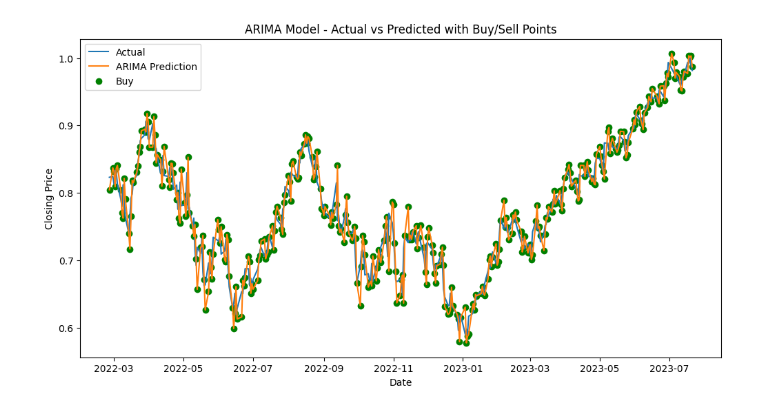
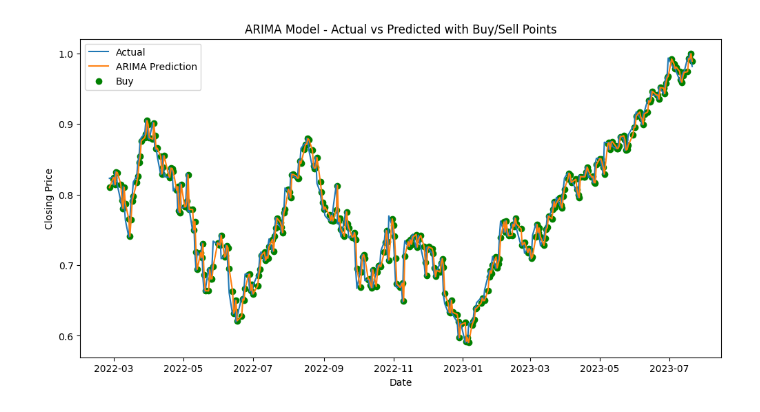
Before and after one commit to seigo07/RNN_Stock_Price_Prediction, a Jupyter notebook: src/arima.ipynb, the cells around one changed output. Saved outputs shown, nothing was run; the diff lists cells and outputs as text; code cells hidden in the pictures.

Commit message:
add parameter turning to ARIMA model

```diff
--- a/src/arima.ipynb
+++ b/src/arima.ipynb
@@ -19,7 +19,6 @@ ticker = "AAPL"
 end = datetime.now()
 start = datetime(2016, end.month, end.day)
 dataset = yf.download(ticker, start, end)
-dataset
 
 # Preprocess the data
 data = dataset['Close'].values.reshape(-1, 1)
@@ -31,17 +30,6 @@ train_size = int(len(scaled_data) * 0.8)
 train_data = scaled_data[:train_size]
 test_data = scaled_data[train_size:]
 
-history = [x for x in train_data]
-arima_predictions = []
-for t in range(len(test_data)):
-    model = ARIMA(history, order=(1, 2, 0))
-    model_fit = model.fit()
-    output = model_fit.forecast()
-    yhat = output[0]
-    arima_predictions.append(yhat)
-    obs = test_data[t]
-    history.append(obs)
-
 
 # Function to calculate Theil U statistic
 def theil_u_statistic(actual, predicted, naive):
@@ -51,29 +39,61 @@ def theil_u_statistic(actual, predicted, naive):
     return theil_u
 
 
-# Calculate RMSE
-arima_rmse = np.sqrt(mean_squared_error(test_data, arima_predictions))
-arima_mae = mean_absolute_error(test_data, arima_predictions)
-arima_r2 = r2_score(test_data, arima_predictions)
-arima_mape = mean_absolute_percentage_error(test_data, arima_predictions)
-arima_naive_predictions = np.full_like(test_data, train_data[-1])
-arima_theil_u = theil_u_statistic(test_data, arima_predictions, arima_naive_predictions)
+# Grid search for best ARIMA hyperparameters
+param_grid = {
+    'p': range(0, 3),  # Narrow the range for p
+    'd': range(1, 3),
+    'q': range(0, 2)  # Narrow the range for q
+}
 
+best_theil_u = float('inf')
+best_arima_predictions = None
+for p in param_grid['p']:
+    for d in param_grid['d']:
+        for q in param_grid['q']:
+            history = [x for x in train_data]
+            arima_predictions = []
+            for t in range(len(test_data)):
+                model = ARIMA(history, order=(p, d, q))
+                model_fit = model.fit()
+                output = model_fit.forecast()
+                yhat = output[0]
+                arima_predictions.append(yhat)
+                obs = test_data[t]
+                history.append(obs)
+
+            # Calculate Theil U
+            arima_naive_predictions = np.full_like(test_data, train_data[-1])
+            arima_theil_u = theil_u_statistic(test_data, arima_predictions, arima_naive_predictions)
+
+            # Update best hyperparameters if Theil U improves
+            if arima_theil_u < best_theil_u:
+                best_theil_u = arima_theil_u
+                best_arima_predictions = arima_predictions
+                best_p, best_d, best_q = p, d, q
+
+# Calculate evaluation metrics
+arima_rmse = np.sqrt(mean_squared_error(test_data, best_arima_predictions))
+arima_mae = mean_absolute_error(test_data, best_arima_predictions)
+arima_r2 = r2_score(test_data, best_arima_predictions)
+arima_mape = mean_absolute_percentage_error(test_data, best_arima_predictions)
+
+print(f"Best ARIMA Parameters: p={best_p}, d={best_d}, q={best_q}")
 print(f"RMSE: {arima_rmse}")
 print(f"MAE: {arima_mae}")
 print(f"R2: {arima_r2}")
 print(f"MAPE: {arima_mape:.2f}%")
-print(f"Theil U statistic : {arima_theil_u:.2f}")
+print(f"Theil U statistic: {best_theil_u:.2f}")
 
 # Initialize variables for the trading strategy
 initial_balance = 1000  # Initial balance (USD)
 balance = initial_balance
 stocks = 0
-N = len(arima_predictions)
+N = len(best_arima_predictions)
 
 # Implement the trading strategy
 for i in range(N):
-    if arima_predictions[i] > test_data[i]:  # Predicted price will rise
+    if best_arima_predictions[i] > test_data[i]:  # Predicted price will rise
         stocks_to_buy = int(balance / dataset['Close'][i + train_size])
         stocks += stocks_to_buy
         balance -= stocks_to_buy * dataset['Close'][i + train_size]
@@ -92,9 +112,9 @@ print(f"Profit or Loss: ${profit_or_loss:.2f}")
 # Plot the actual and ARIMA predicted values with buy/sell points
 plt.figure(figsize=(12, 6))
 plt.plot(dataset.index[train_size:], test_data, label='Actual')
-plt.plot(dataset.index[train_size:], arima_predictions, label='ARIMA Prediction')
-plt.scatter(dataset.index[train_size:], arima_predictions, marker='o', color='g',
-            label='Buy' if arima_predictions[-1] > test_data[-1] else 'Sell')
+plt.plot(dataset.index[train_size:], best_arima_predictions, label='ARIMA Prediction')
+plt.scatter(dataset.index[train_size:], best_arima_predictions, marker='o', color='g',
+            label='Buy' if best_arima_predictions[-1] > test_data[-1] else 'Sell')
 plt.title('ARIMA Model - Actual vs Predicted with Buy/Sell Points')
 plt.xlabel('Date')
 plt.ylabel('Closing Price')
@@ -113 +134 @@ Profit or Loss: $82.09
-[figure, old version]
+[figure, new version]
```
Also changed, not shown: parts of 1 cell of this notebook.
